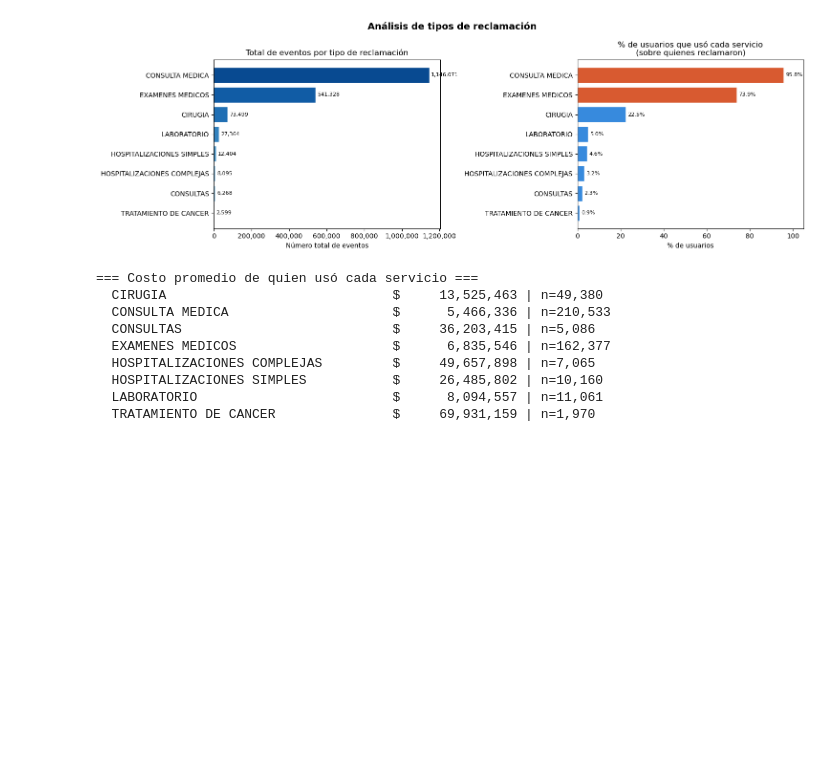
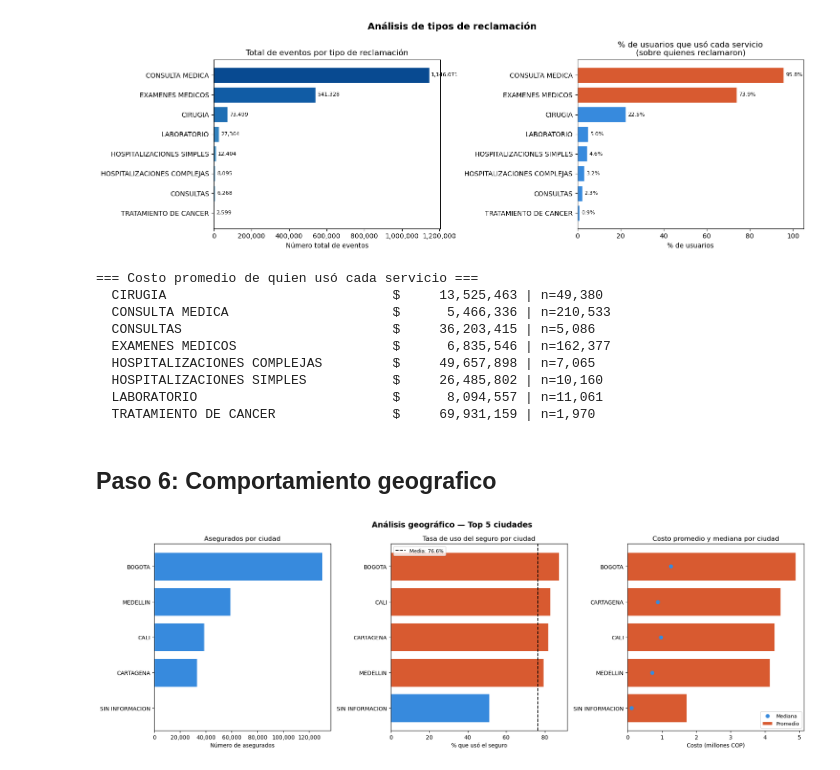
Before and after one commit to yacuervo18/Proyecto_Analitica_II, a Jupyter notebook: src/EDA.ipynb, the cells around one changed output. Drawn from its saved outputs; the diff is of its cells as text; code cells hidden in the pictures; blank space fills up the shorter version.

```diff
--- a/src/EDA.ipynb
+++ b/src/EDA.ipynb
@@ -565,3 +567,61 @@ for col in sorted(cols_rec):
   HOSPITALIZACIONES SIMPLES           $     26,485,802 | n=10,160
   LABORATORIO                         $      8,094,557 | n=11,061
   TRATAMIENTO DE CANCER               $     69,931,159 | n=1,970
+# %% [markdown]
+## Paso 6:  Comportamiento geografico
+# %%
+# ── ANÁLISIS GEOGRÁFICO ───────────────────────────────────────────────────────
+
+df_ciudad = (
+    df_eda.groupby('CIUDAD_NORM')
+    .agg(
+        n_asegurados=('Afiliado_Id', 'count'),
+        tasa_uso=('uso_seguro', lambda x: (x == 'Usó el seguro').mean() * 100),
+        costo_promedio=('total_pagado', 'mean'),
+        costo_mediano=('total_pagado', 'median')
+    )
+    .sort_values('n_asegurados', ascending=False)
+    .head(15)
+ )
+
+fig, axes = plt.subplots(1, 3, figsize=(18, 6))
+fig.suptitle('Análisis geográfico — Top 5 ciudades', fontsize=14, fontweight='bold')
+
+# 1. Asegurados por ciudad
+ax = axes[0]
+df_sorted = df_ciudad.sort_values('n_asegurados')
+ax.barh(df_sorted.index, df_sorted['n_asegurados'], color=AZUL, edgecolor='white')
+ax.set_title('Asegurados por ciudad')
+ax.set_xlabel('Número de asegurados')
+ax.xaxis.set_major_formatter(mticker.FuncFormatter(lambda x, _: f'{x:,.0f}'))
+
+# 2. Tasa de uso por ciudad
+ax = axes[1]
+df_sorted2 = df_ciudad.sort_values('tasa_uso')
+colores_uso = [CORAL if t > df_ciudad['tasa_uso'].mean() else AZUL for t in df_sorted2['tasa_uso']]
+ax.barh(df_sorted2.index, df_sorted2['tasa_uso'], color=colores_uso, edgecolor='white')
+ax.axvline(
+    df_ciudad['tasa_uso'].mean(),
+    color='black',
+    linewidth=1.5,
+    linestyle='--',
+    label=f"Media: {df_ciudad['tasa_uso'].mean():.1f}%"
+ )
+ax.set_title('Tasa de uso del seguro por ciudad')
+ax.set_xlabel('% que usó el seguro')
+ax.legend(fontsize=9)
+
+# 3. Costo promedio por ciudad (con mediana superpuesta)
+ax = axes[2]
+df_sorted3 = df_ciudad.sort_values('costo_promedio')
+ax.barh(df_sorted3.index, df_sorted3['costo_promedio'] / 1e6, color=CORAL, edgecolor='white', label='Promedio')
+ax.scatter(df_sorted3['costo_mediano'] / 1e6, df_sorted3.index, color=AZUL, zorder=5, s=40, label='Mediana')
+ax.set_title('Costo promedio y mediana por ciudad')
+ax.set_xlabel('Costo (millones COP)')
+ax.legend(fontsize=9)
+
+plt.tight_layout()
+plt.savefig('eda_07_geografico.png', bbox_inches='tight', dpi=150)
+plt.show()
+# %% [output]
+[figure, added]
```
Also changed, not shown: parts of 8 cells of this notebook, 4 other files.
